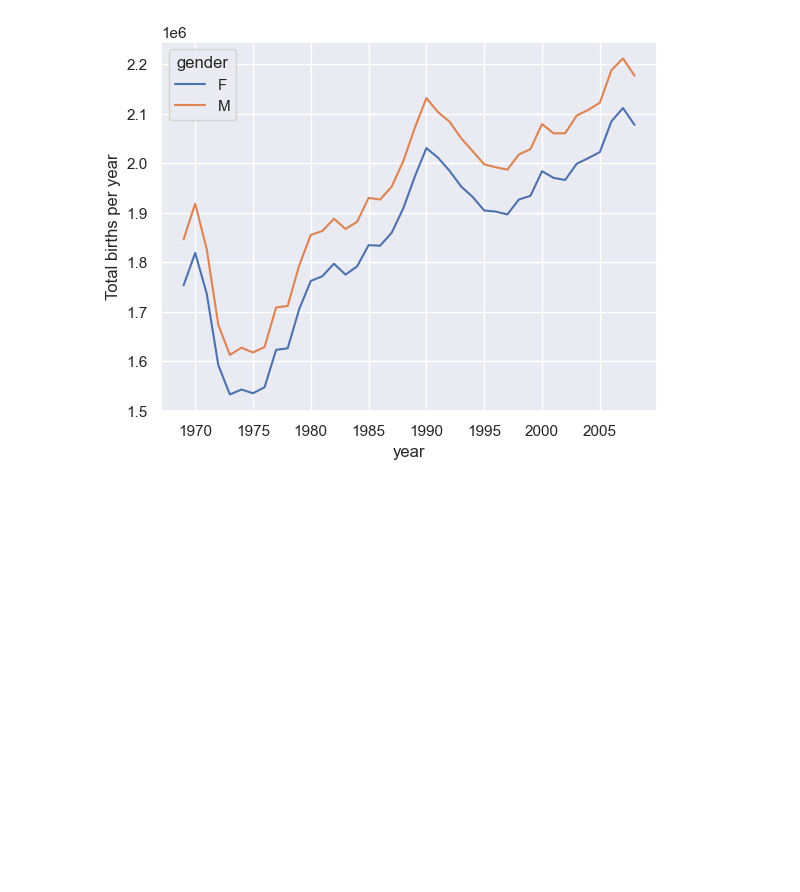
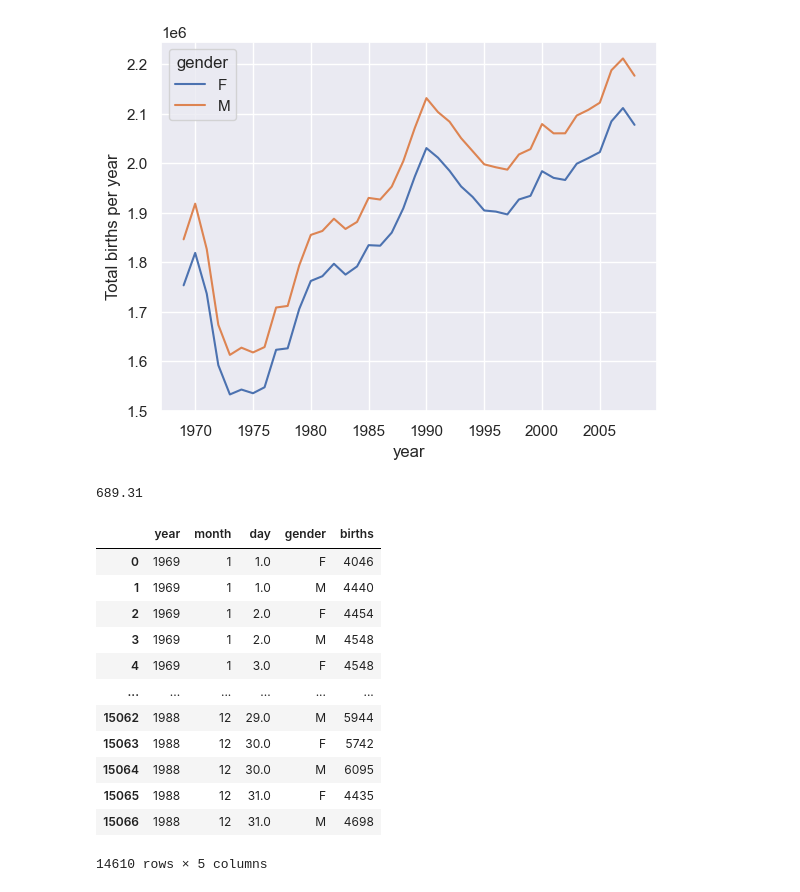
Before and after one commit to saiful-soft-dev/jupyter_project, a Jupyter notebook: USA Holiday's Birth .ipynb, the cells around one changed output. Drawn from its saved outputs; the diff is of its cells as text; code cells hidden in the pictures; blank space fills up the shorter version.

```diff
--- a/USA Holiday's Birth .ipynb
+++ b/USA Holiday's Birth .ipynb
@@ -59,3 +59,13 @@ plt.ylabel('Total births per year')
 plt.show()
 # %% [output]
 [figure]
+# %%
+import pandas as pd
+import numpy as np
+births=pd.read_csv('births.csv')
+quartiles=np.percentile(births['births'],[25,50,75])
+mu=quartiles[1]
+sig=0.74*(quartiles[2]-quartiles[0])
+sig
+# %% [output]
+689.31
@@ -61,0 +74,17 @@ plt.show()
+# %%
+births=births.query('(births>@mu-5*@sig)&(births<@mu+5*@sig)')
+births
+# %% [output]
+|  | year | month | day | gender | births |
+| 0 | 1969 | 1 | 1.0 | F | 4046 |
+| 1 | 1969 | 1 | 1.0 | M | 4440 |
+| 2 | 1969 | 1 | 2.0 | F | 4454 |
+| 3 | 1969 | 1 | 2.0 | M | 4548 |
+| 4 | 1969 | 1 | 3.0 | F | 4548 |
+| ... | ... | ... | ... | ... | ... |
+| 15062 | 1988 | 12 | 29.0 | M | 5944 |
+| 15063 | 1988 | 12 | 30.0 | F | 5742 |
+| 15064 | 1988 | 12 | 30.0 | M | 6095 |
+| 15065 | 1988 | 12 | 31.0 | F | 4435 |
+| 15066 | 1988 | 12 | 31.0 | M | 4698 |
+14610 rows × 5 columns
```
Also changed, not shown: parts of 14 cells of this notebook.
